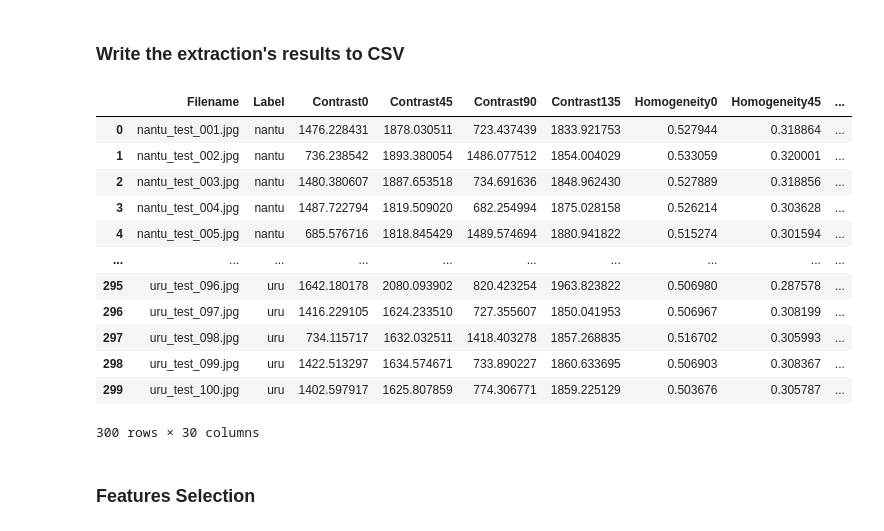
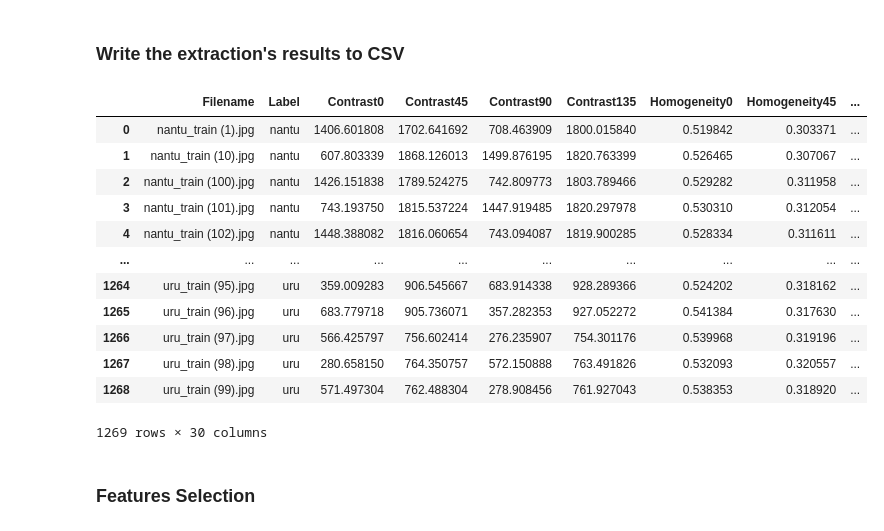
Before and after one commit to kamiliarosada/Project-PCD-Kelompok-8, a Jupyter notebook: percobaan2.ipynb, the cells around one changed output. Cells and saved outputs as stored; diff of their text form; code cells hidden in the pictures.

Commit message:
percobaan dataset tambahan

```diff
--- a/percobaan2.ipynb
+++ b/percobaan2.ipynb
@@ -319,7 +319,7 @@ for i in range(len(data)):
     dissimilarity90.append(Dis90)
     dissimilarity135.append(Dis135)
 # %%
-for i in range(len(data)):
+for i in range(len(dataPreprocessed)):
     H0 = homogenity(Derajat0[i])
     H45 = homogenity(Derajat45[i])
     H90 = homogenity(Derajat90[i])
@@ -329,7 +329,7 @@ for i in range(len(data)):
     homogenity90.append(H90)
     homogenity135.append(H135)
 # %%
-for i in range(len(data)):
+for i in range(len(dataPreprocessed)):
     E0 = entropyGlcm(Derajat0[i])
     E45 = entropyGlcm(Derajat45[i])
     E90 = entropyGlcm(Derajat90[i])
@@ -339,7 +339,7 @@ for i in range(len(data)):
     entropy90.append(E90)
     entropy135.append(E135)
 # %%
-for i in range(len(data)):
+for i in range(len(dataPreprocessed)):
     A0 = ASM(Derajat0[i])
     A45 = ASM(Derajat45[i])
     A90 = ASM(Derajat90[i])
@@ -349,7 +349,7 @@ for i in range(len(data)):
     ASM90.append(A90)
     ASM135.append(A135)
 # %%
-for i in range(len(data)):
+for i in range(len(dataPreprocessed)):
     ER0 = energy(Derajat0[i])
     ER45 = energy(Derajat45[i])
     ER90 = energy(Derajat90[i])
@@ -363,32 +363,32 @@ for i in range(len(data)):
 # %%
 dataTable = {'Filename': file_name, 'Label': labels,
         'Contrast0': Kontras0, 'Contrast45': Kontras45, 'Contrast90': Kontras90, 'Contrast135': Kontras135,
         'Homogeneity0': homogenity0, 'Homogeneity45': homogenity45, 'Homogeneity90': homogenity90, 'Homogeneity135': homogenity135,
         'Dissimilarity0': dissimilarity0, 'Dissimilarity45': dissimilarity45, 'Dissimilarity90': dissimilarity90, 'Dissimilarity135': dissimilarity135,
         'Entropy0': entropy0, 'Entropy45': entropy45, 'Entropy90': entropy90, 'Entropy135': entropy135,
         'ASM0': ASM0, 'ASM45': ASM45, 'ASM90': ASM90, 'ASM135': ASM135,
         'Energy0': energy0, 'Energy45': energy45, 'Energy90': energy90, 'Energy135': energy135,
         'Correlation0': correlation0, 'Correlation45': correlation45, 'Correlation90': correlation90, 'Correlation135': correlation135,
         }
 df = pd.DataFrame(dataTable)
-df.to_csv('hasil_ekstraksi_1.csv', index=False)
+df.to_csv('hasil_ekstraksi_percobaan2.csv', index=False)
 
-hasilEkstrak = pd.read_csv('hasil_ekstraksi_1.csv')
+hasilEkstrak = pd.read_csv('hasil_ekstraksi_percobaan2.csv')
 hasilEkstrak
 # %% [output]
 |  | Filename | Label | Contrast0 | Contrast45 | Contrast90 | Contrast135 | Homogeneity0 | Homogeneity45 | ... |
-| 0 | nantu_test_001.jpg | nantu | 1476.228431 | 1878.030511 | 723.437439 | 1833.921753 | 0.527944 | 0.318864 | ... |
-| 1 | nantu_test_002.jpg | nantu | 736.238542 | 1893.380054 | 1486.077512 | 1854.004029 | 0.533059 | 0.320001 | ... |
-| 2 | nantu_test_003.jpg | nantu | 1480.380607 | 1887.653518 | 734.691636 | 1848.962430 | 0.527889 | 0.318856 | ... |
-| 3 | nantu_test_004.jpg | nantu | 1487.722794 | 1819.509020 | 682.254994 | 1875.028158 | 0.526214 | 0.303628 | ... |
-| 4 | nantu_test_005.jpg | nantu | 685.576716 | 1818.845429 | 1489.574694 | 1880.941822 | 0.515274 | 0.301594 | ... |
+| 0 | nantu_train (1).jpg | nantu | 1406.601808 | 1702.641692 | 708.463909 | 1800.015840 | 0.519842 | 0.303371 | ... |
+| 1 | nantu_train (10).jpg | nantu | 607.803339 | 1868.126013 | 1499.876195 | 1820.763399 | 0.526465 | 0.307067 | ... |
+| 2 | nantu_train (100).jpg | nantu | 1426.151838 | 1789.524275 | 742.809773 | 1803.789466 | 0.529282 | 0.311958 | ... |
+| 3 | nantu_train (101).jpg | nantu | 743.193750 | 1815.537224 | 1447.919485 | 1820.297978 | 0.530310 | 0.312054 | ... |
+| 4 | nantu_train (102).jpg | nantu | 1448.388082 | 1816.060654 | 743.094087 | 1819.900285 | 0.528334 | 0.311611 | ... |
 | ... | ... | ... | ... | ... | ... | ... | ... | ... | ... |
-| 295 | uru_test_096.jpg | uru | 1642.180178 | 2080.093902 | 820.423254 | 1963.823822 | 0.506980 | 0.287578 | ... |
-| 296 | uru_test_097.jpg | uru | 1416.229105 | 1624.233510 | 727.355607 | 1850.041953 | 0.506967 | 0.308199 | ... |
-| 297 | uru_test_098.jpg | uru | 734.115717 | 1632.032511 | 1418.403278 | 1857.268835 | 0.516702 | 0.305993 | ... |
-| 298 | uru_test_099.jpg | uru | 1422.513297 | 1634.574671 | 733.890227 | 1860.633695 | 0.506903 | 0.308367 | ... |
-| 299 | uru_test_100.jpg | uru | 1402.597917 | 1625.807859 | 774.306771 | 1859.225129 | 0.503676 | 0.305787 | ... |
+| 1264 | uru_train (95).jpg | uru | 359.009283 | 906.545667 | 683.914338 | 928.289366 | 0.524202 | 0.318162 | ... |
+| 1265 | uru_train (96).jpg | uru | 683.779718 | 905.736071 | 357.282353 | 927.052272 | 0.541384 | 0.317630 | ... |
+| 1266 | uru_train (97).jpg | uru | 566.425797 | 756.602414 | 276.235907 | 754.301176 | 0.539968 | 0.319196 | ... |
+| 1267 | uru_train (98).jpg | uru | 280.658150 | 764.350757 | 572.150888 | 763.491826 | 0.532093 | 0.320557 | ... |
+| 1268 | uru_train (99).jpg | uru | 571.497304 | 762.488304 | 278.908456 | 761.927043 | 0.538353 | 0.318920 | ... |
-300 rows × 30 columns
+1269 rows × 30 columns
 # %% [markdown]
 ### Features Selection
 # %% [markdown]
```
Also changed, not shown: parts of 12 cells of this notebook, 1 other file.
